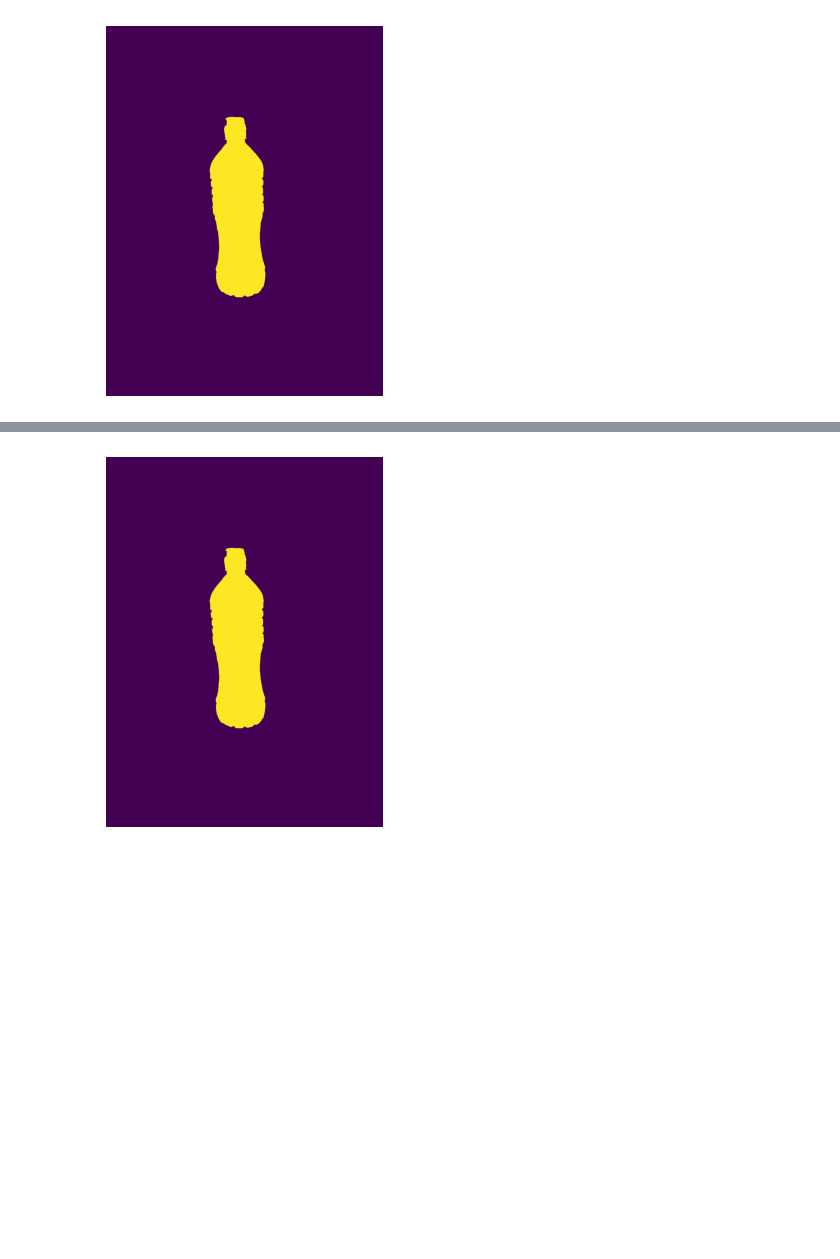
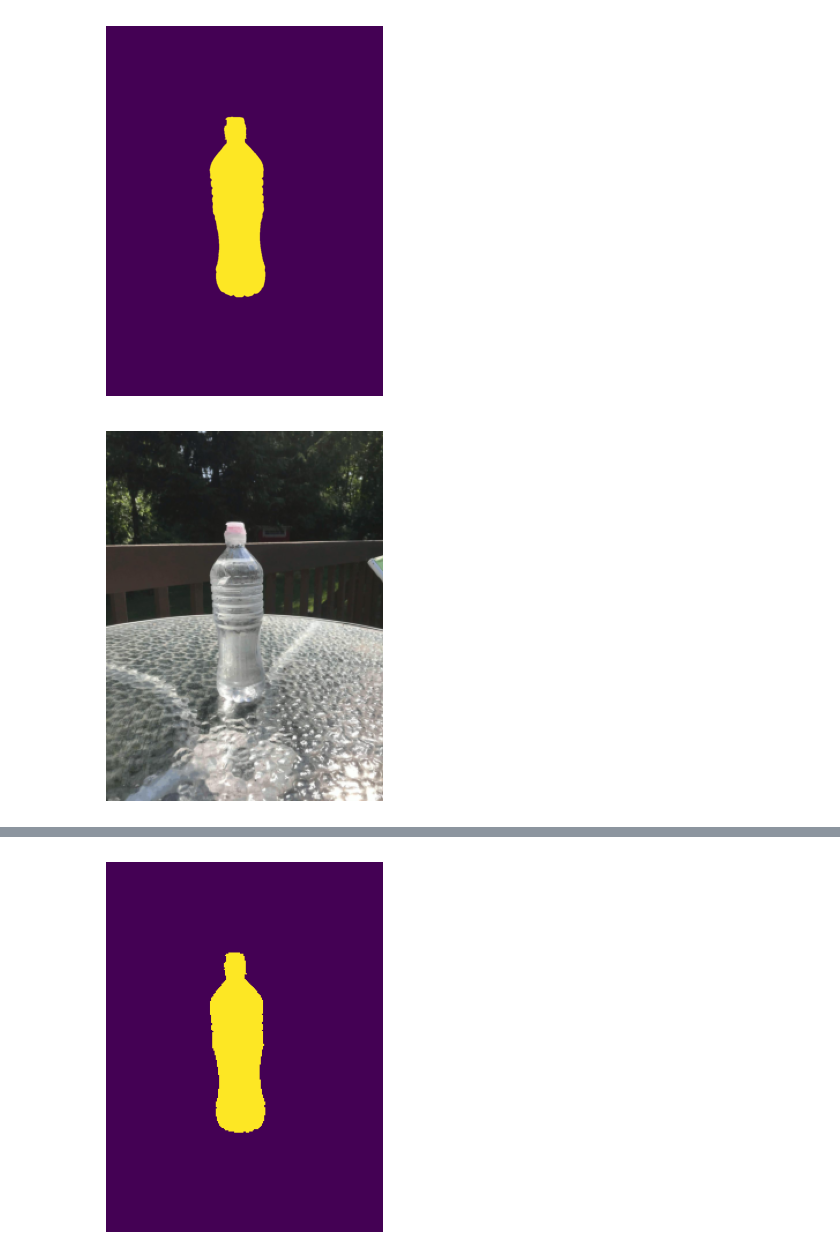
Before and after one commit to jmcalvey/see-segment, a Jupyter notebook: StackGP/SegmentationGPModelDemo.ipynb, the cells around one changed output, grey strips where cells are left out. Saved outputs shown, nothing was run; the diff lists cells and outputs as text; code cells hidden in the pictures; blank space fills up the shorter version.

```diff
--- a/StackGP/SegmentationGPModelDemo.ipynb
+++ b/StackGP/SegmentationGPModelDemo.ipynb
@@ -394,0 +417,4 @@ def seeStackGPFitnessAndTime(model, inputData, responseData):
+# %%
+see(img)
+# %% [output]
+[figure, added]
```
Also changed, not shown: parts of 8 cells of this notebook.
